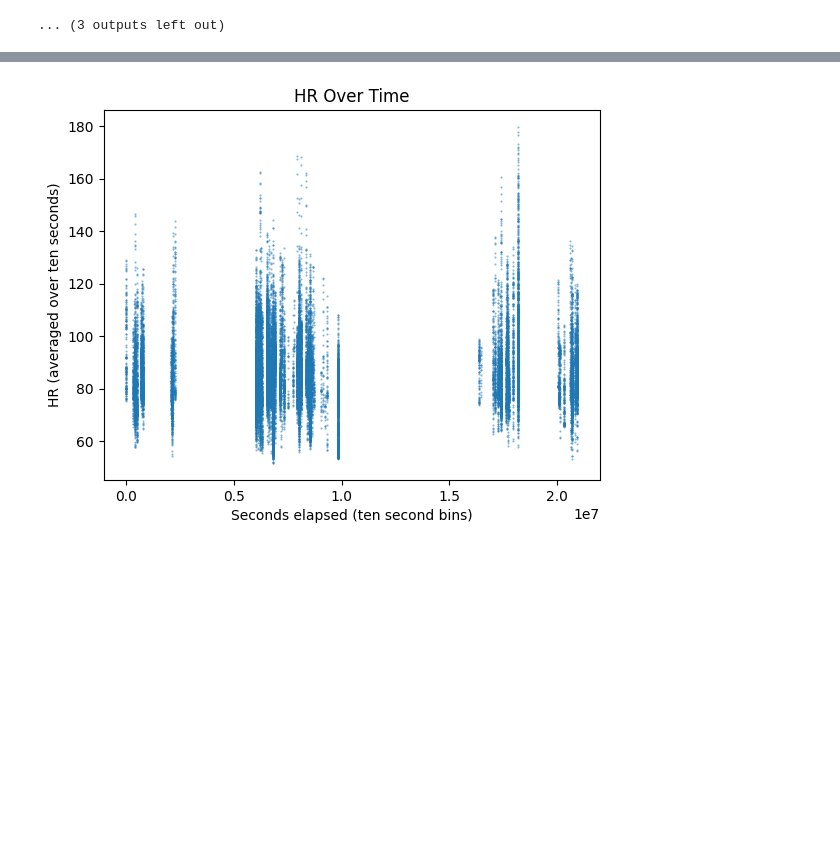
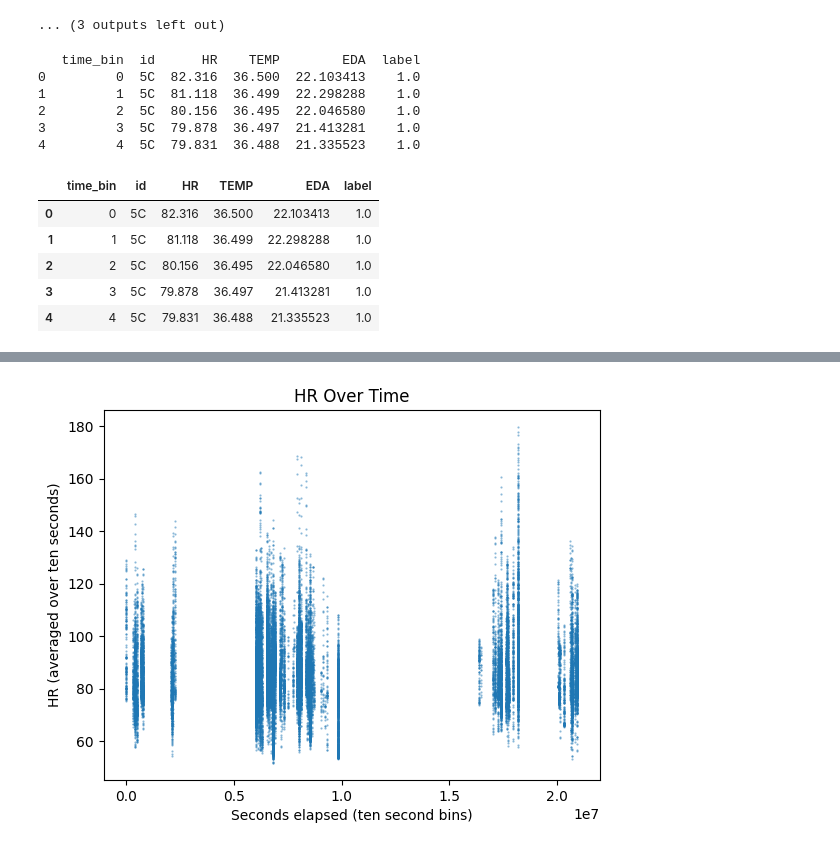
Before and after one commit to adishri8/MLMAMidtermProject, a Jupyter notebook: random_forest.ipynb, the cells around one changed output, grey strips where cells are left out. Drawn from its saved outputs; the diff is of its cells as text; code cells hidden in the pictures; blank space fills up the shorter version.

```diff
--- a/random_forest.ipynb
+++ b/random_forest.ipynb
@@ -35,6 +35,37 @@ for i in range (len(patients)):
 [figure]
 [figure]
 ... (3 outputs left out)
+# %%
+df_10sec = df.copy()
+df_10sec['time_bin'] = (df_10sec['seconds_elapsed'] // 10).astype(int)
+
+# Explicitly list the columns you want to average
+cols_to_avg = ['HR', 'TEMP', 'EDA', 'label']  # adjust to your actual columns
+
+df_averaged = (
+    df_10sec
+    .groupby(['time_bin', 'id'])[cols_to_avg]
+    .mean()
+    .reset_index()
+)
+
+print(df_averaged.head())
+# %% [output]
+   time_bin  id      HR    TEMP        EDA  label
+0         0  5C  82.316  36.500  22.103413    1.0
+1         1  5C  81.118  36.499  22.298288    1.0
+2         2  5C  80.156  36.495  22.046580    1.0
+3         3  5C  79.878  36.497  21.413281    1.0
+4         4  5C  79.831  36.488  21.335523    1.0
+# %%
+df_averaged.head()
+# %% [output]
+|  | time_bin | id | HR | TEMP | EDA | label |
+| 0 | 0 | 5C | 82.316 | 36.500 | 22.103413 | 1.0 |
+| 1 | 1 | 5C | 81.118 | 36.499 | 22.298288 | 1.0 |
+| 2 | 2 | 5C | 80.156 | 36.495 | 22.046580 | 1.0 |
+| 3 | 3 | 5C | 79.878 | 36.497 | 21.413281 | 1.0 |
+| 4 | 4 | 5C | 79.831 | 36.488 | 21.335523 | 1.0 |
 # %%
 df_10sec = df.copy()
 
```
Also changed, not shown: parts of 5 cells of this notebook.
